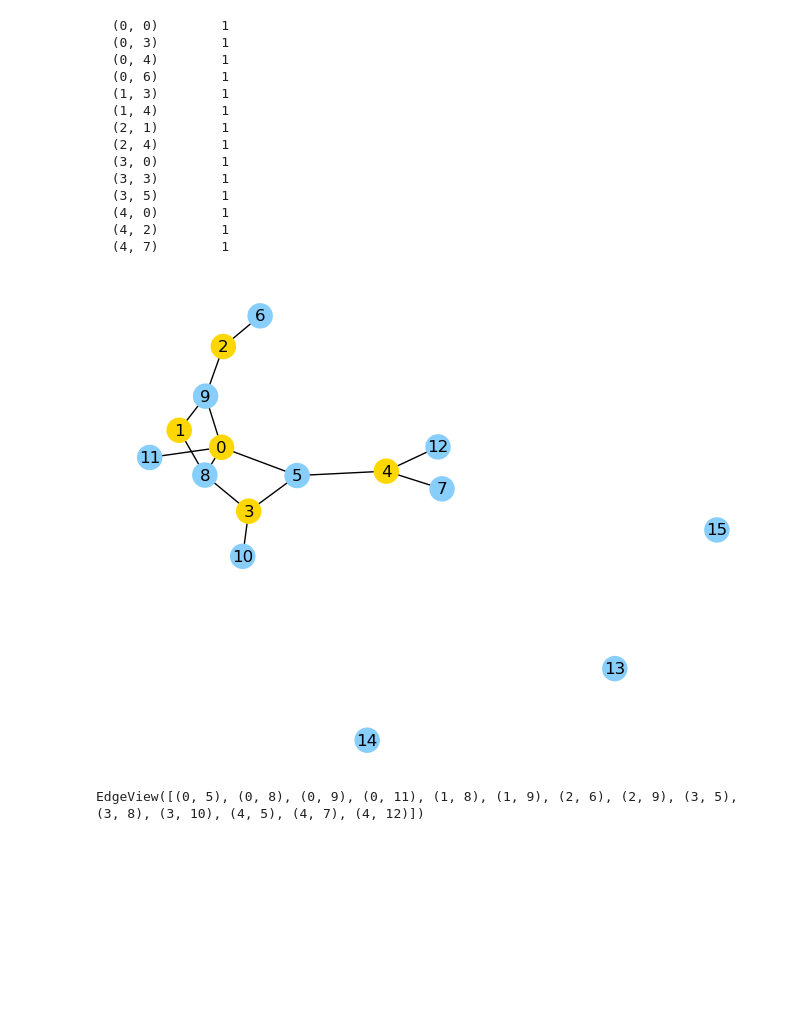
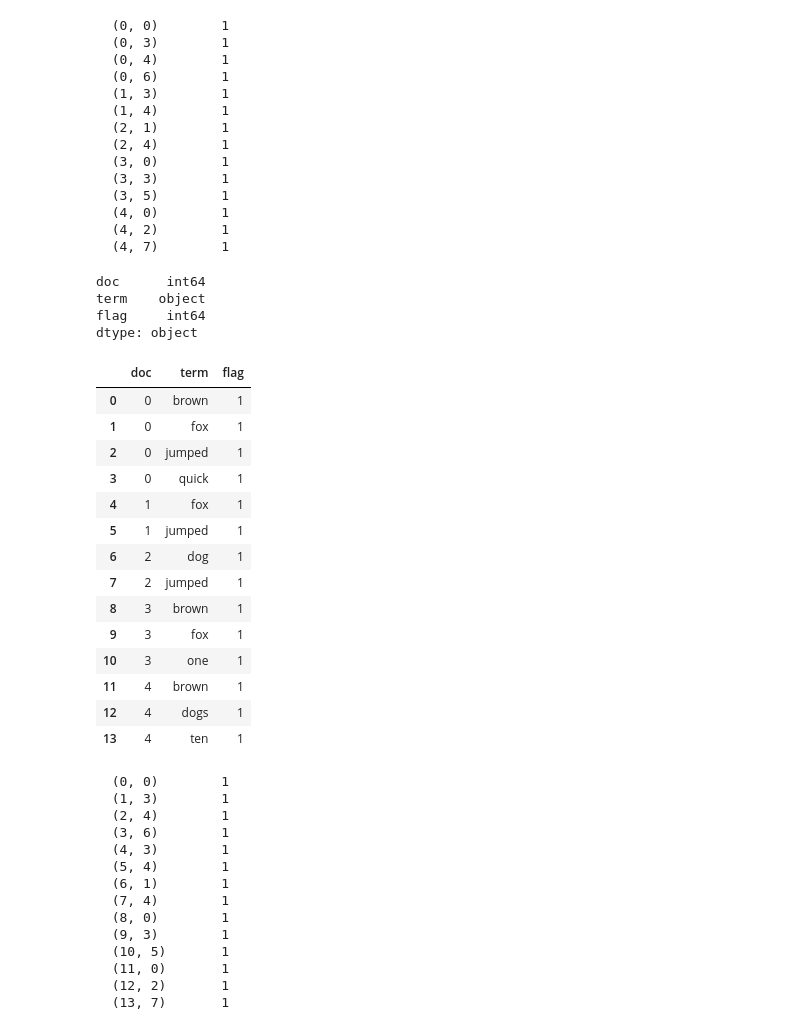
Before and after one commit to usnistgov/grabble, a Jupyter notebook: notebooks/python_decorator.ipynb, the cells around one changed output. Drawn from its saved outputs; the diff is of its cells as text; code cells hidden in the pictures; blank space fills up the shorter version.

```diff
--- a/notebooks/python_decorator.ipynb
+++ b/notebooks/python_decorator.ipynb
@@ -146,16 +169,3 @@ print(coo_matrix)
   (4, 0)        1
   (4, 2)        1
   (4, 7)        1
-# %%
-graph = nx.algorithms.bipartite.from_biadjacency_matrix(coo_matrix)
-sets = nx.get_node_attributes(graph, name="bipartite")
-colors = {0: 'gold', 1: 'lightskyblue'}
-
-nx.draw(graph, with_labels=True, node_color=[colors[node[1]['bipartite']]
-                    for node in graph.nodes(data=True)])
-# %% [output]
-[figure, removed]
-# %%
-graph.edges()
-# %% [output]
-EdgeView([(0, 5), (0, 8), (0, 9), (0, 11), (1, 8), (1, 9), (2, 6), (2, 9), (3, 5), (3, 8), (3, 10), (4, 5), (4, 7), (4, 12)])
@@ -161,0 +177,46 @@ EdgeView([(0, 5), (0, 8), (0, 9), (0, 11), (1, 8), (1, 9), (2, 6), (2, 9), (3, 5
+# %%
+edgelist.dtypes
+# %% [output]
+doc      int64
+term    object
+flag     int64
+dtype: object
+# %%
+edgelist['doc'] = pd.Categorical(edgelist.doc)
+edgelist['term'] = pd.Categorical(edgelist.term)
+# %%
+edgelist
+# %% [output]
+|  | doc | term | flag |
+| 0 | 0 | brown | 1 |
+| 1 | 0 | fox | 1 |
+| 2 | 0 | jumped | 1 |
+| 3 | 0 | quick | 1 |
+| 4 | 1 | fox | 1 |
+| 5 | 1 | jumped | 1 |
+| 6 | 2 | dog | 1 |
+| 7 | 2 | jumped | 1 |
+| 8 | 3 | brown | 1 |
+| 9 | 3 | fox | 1 |
+| 10 | 3 | one | 1 |
+| 11 | 4 | brown | 1 |
+| 12 | 4 | dogs | 1 |
+| 13 | 4 | ten | 1 |
+# %%
+inc = edgelist_to_incidence(edgelist, node_colname='term')
+print(inc)
+# %% [output]
+  (0, 0)        1
+  (1, 3)        1
+  (2, 4)        1
+  (3, 6)        1
+  (4, 3)        1
+  (5, 4)        1
+  (6, 1)        1
+  (7, 4)        1
+  (8, 0)        1
+  (9, 3)        1
+  (10, 5)       1
+  (11, 0)       1
+  (12, 2)       1
+  (13, 7)       1
```
Also changed, not shown: parts of 37 cells of this notebook, 4 other files.
